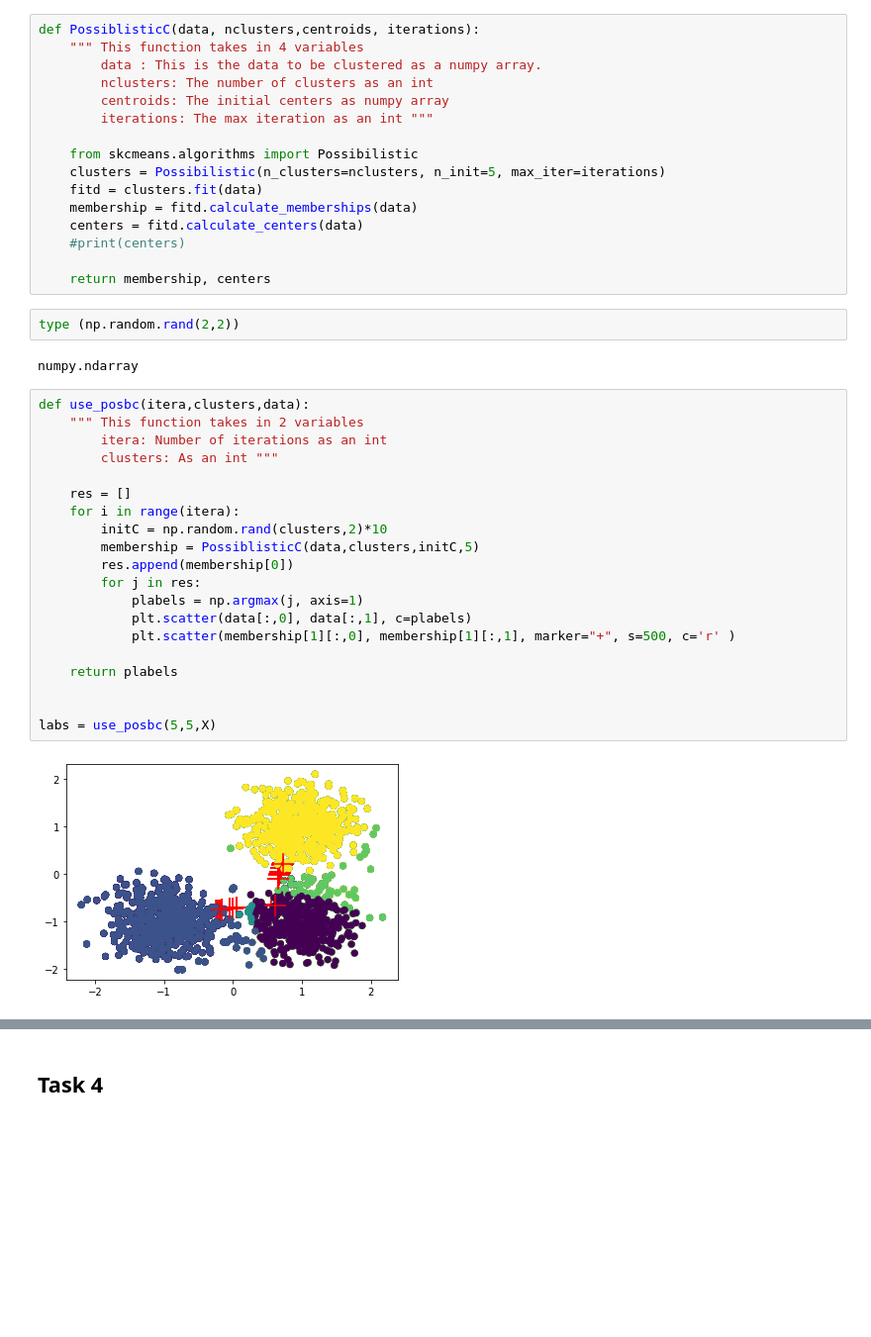
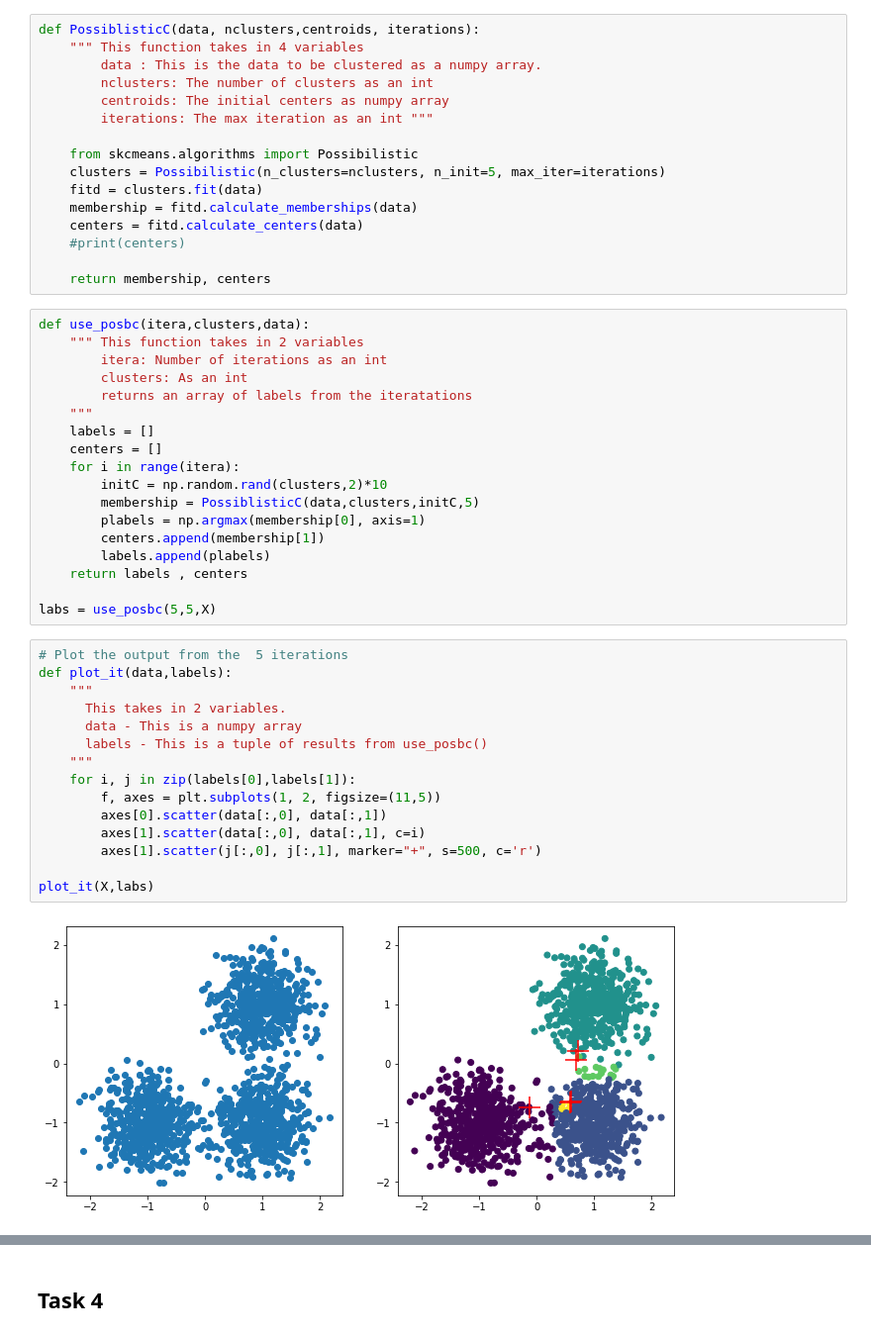
Before and after one commit to mosemb/Assignments_Wellbeing-Technologies, a Jupyter notebook: Assignment3/Assignment_3.ipynb, the cells around one changed output, grey strips where cells are left out. Shown at 99% size. Drawn from its saved outputs; the diff is of its cells as text; blank space fills up the shorter version.

```diff
--- a/Assignment3/Assignment_3.ipynb
+++ b/Assignment3/Assignment_3.ipynb
@@ -178,29 +179,38 @@ def PossiblisticC(data, nclusters,centroids, iterations):
     #print(centers)
 
     return membership, centers
-# %%
-type (np.random.rand(2,2))
-# %% [output]
-numpy.ndarray
 # %%
 def use_posbc(itera,clusters,data):
     """ This function takes in 2 variables
         itera: Number of iterations as an int
-        clusters: As an int """
-
-    res = []
+        clusters: As an int
+        returns an array of labels from the iteratations
+    """
+    labels = []
+    centers = []
     for i in range(itera):
         initC = np.random.rand(clusters,2)*10
         membership = PossiblisticC(data,clusters,initC,5)
-        res.append(membership[0])
-        for j in res:
-            plabels = np.argmax(j, axis=1)
-            plt.scatter(data[:,0], data[:,1], c=plabels)
-            plt.scatter(membership[1][:,0], membership[1][:,1], marker="+", s=500, c='r' )
-
-    return plabels
-
+        plabels = np.argmax(membership[0], axis=1)
+        centers.append(membership[1])
+        labels.append(plabels)
+    return labels , centers
 
 labs = use_posbc(5,5,X)
-# %% [output]
-[figure, removed]
+# %%
+# Plot the output from the  5 iterations
+def plot_it(data,labels):
+    """
+      This takes in 2 variables.
+      data - This is a numpy array
+      labels - This is a tuple of results from use_posbc()
+    """
+    for i, j in zip(labels[0],labels[1]):
+        f, axes = plt.subplots(1, 2, figsize=(11,5))
+        axes[0].scatter(data[:,0], data[:,1])
+        axes[1].scatter(data[:,0], data[:,1], c=i)
+        axes[1].scatter(j[:,0], j[:,1], marker="+", s=500, c='r')
+
+plot_it(X,labs)
+# %% [output]
+[figure, added]
```
Also changed, not shown: parts of 31 cells of this notebook, 1 other file.
